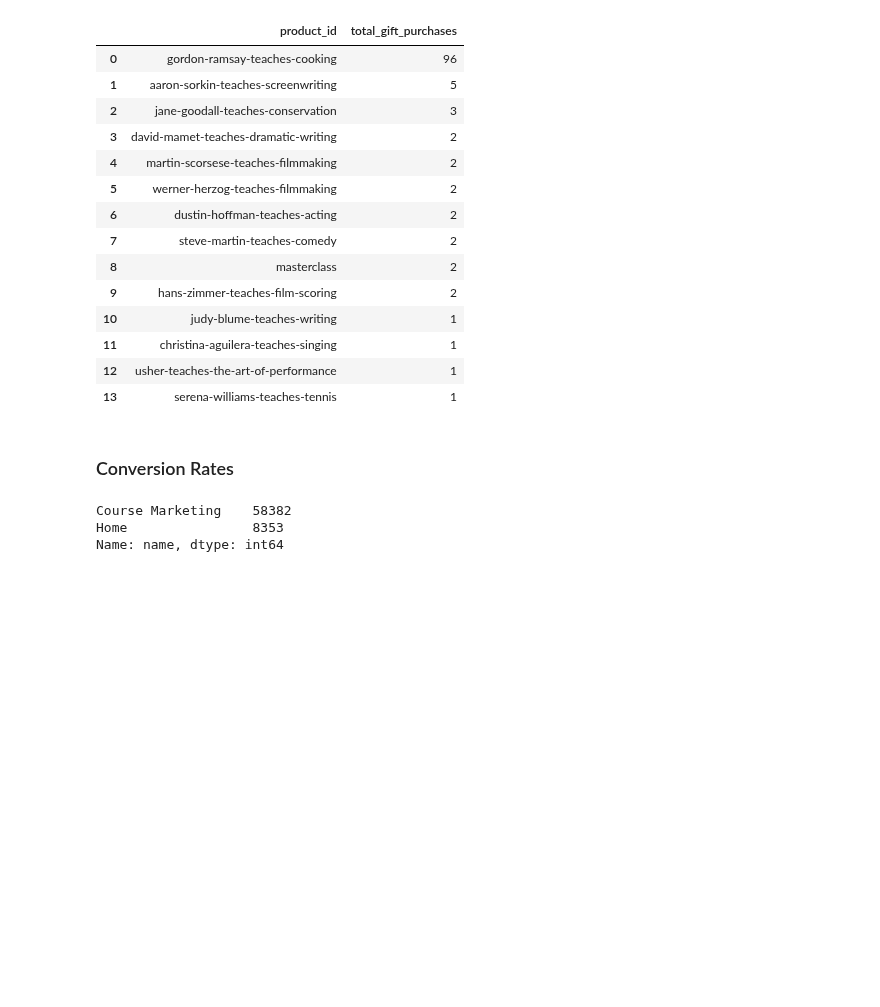
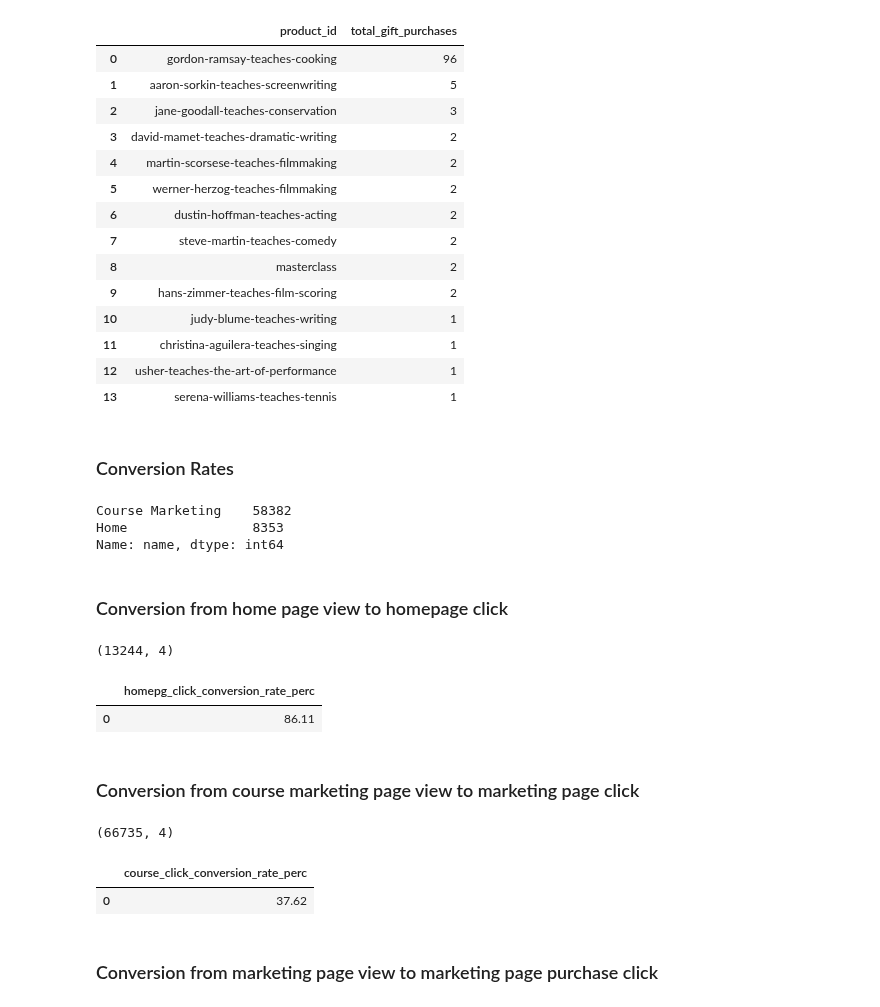
Before and after one commit to mindyng/2023-Business-Projects, a Jupyter notebook: masterclass-user-behavior-analysis-v2.ipynb, the cells around one changed output. Cells and saved outputs as stored; diff of their text form; code cells hidden in the pictures; blank space fills up the shorter version.

Commit message:
Kaggle Notebook | Masterclass User Behavior Analysis v2 | Version 7

```diff
--- a/masterclass-user-behavior-analysis-v2.ipynb
+++ b/masterclass-user-behavior-analysis-v2.ipynb
@@ -1089,3 +1089,83 @@ duckdb.query(query).df()['name'].value_counts()
 Course Marketing    58382
 Home                8353
 Name: name, dtype: int64
+# %% [markdown]
+### Conversion from home page view to homepage click
+# %%
+query = """
+with pg_views_attr as (select *
+from pages
+where name = 'Home'
+qualify row_number() over (partition by anonymous_id order by received_at) = 1
+)
+
+, homepg_click as (select *
+from homepage_click
+qualify row_number() over (partition by anonymous_id order by received_at) = 1
+)
+
+select pg_views_attr.anonymous_id as user_id
+, pg_views_attr.received_at as purchase_click_time
+
+, homepg_click.anonymous_id as clicker_id
+, homepg_click.received_at as click_time
+
+from pg_views_attr
+left join homepg_click
+on pg_views_attr.anonymous_id = homepg_click.anonymous_id
+and pg_views_attr.received_at < homepg_click.received_at
+"""
+rate = duckdb.query(query).df()
+rate.shape
+# %% [output]
+(13244, 4)
+# %%
+query = """
+select round(count(clicker_id)/count(*) *100, 2) as homepg_click_conversion_rate_perc
+from rate
+"""
+duckdb.query(query).df()
+# %% [output]
+|  | homepg_click_conversion_rate_perc |
+| 0 | 86.11 |
+# %% [markdown]
+### Conversion from course marketing page view to marketing page click
+# %%
+query = """
+with pg_views_attr as (select *
+from pages
+where name = 'Course Marketing'
+qualify row_number() over (partition by anonymous_id order by received_at) = 1
+)
+
+, course_click as (select *
+from course_marketing_click
+qualify row_number() over (partition by anonymous_id order by received_at) = 1
+)
+
+select pg_views_attr.anonymous_id as user_id
+, pg_views_attr.received_at as purchase_click_time
+
+, course_click.anonymous_id as clicker_id
+, course_click.received_at as click_time
+
+from pg_views_attr
+left join course_click
+on pg_views_attr.anonymous_id = course_click.anonymous_id
+and pg_views_attr.received_at < course_click.received_at
+"""
+rate2 = duckdb.query(query).df()
+rate2.shape
+# %% [output]
+(66735, 4)
+# %%
+query = """
+select round(count(clicker_id)/count(*) *100, 2) as course_click_conversion_rate_perc
+from rate2
+"""
+duckdb.query(query).df()
+# %% [output]
+|  | course_click_conversion_rate_perc |
+| 0 | 37.62 |
+# %% [markdown]
+### Conversion from marketing page view to marketing page purchase click
```
Also changed, not shown: parts of 18 cells of this notebook.
